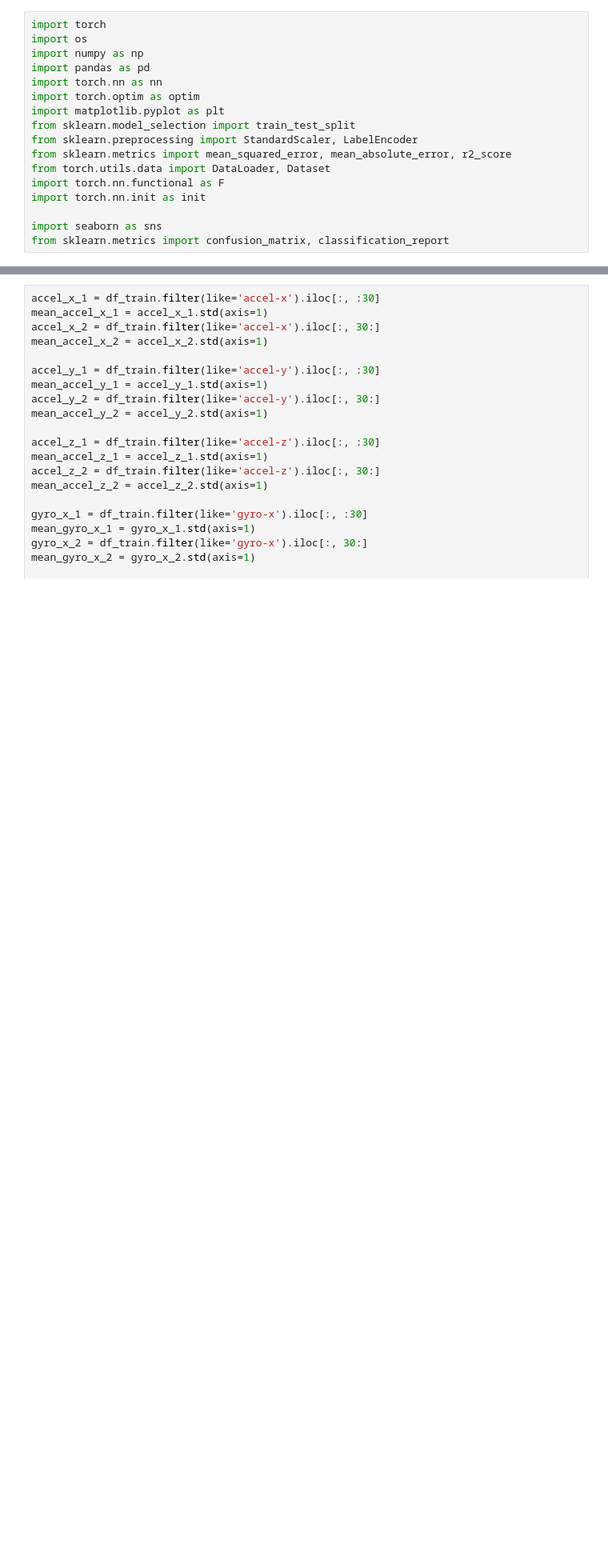
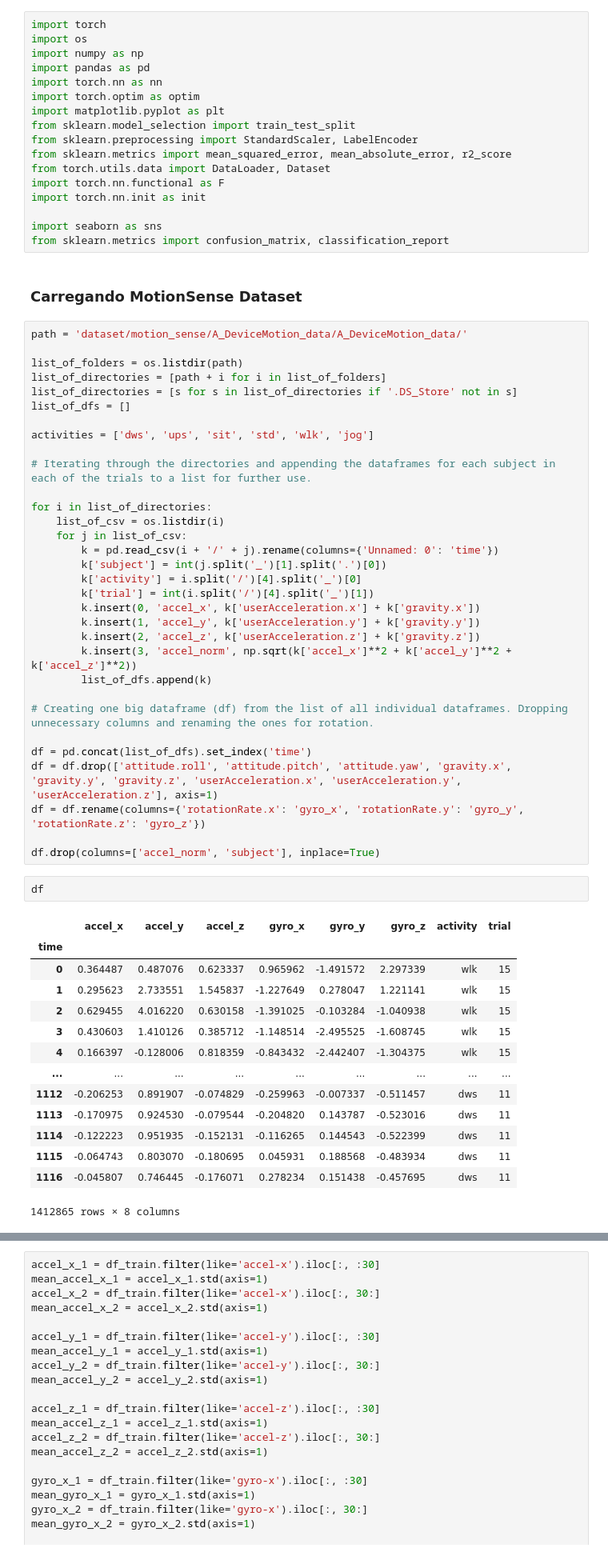
Before and after one commit to filipeas/ssl-experiments, a Jupyter notebook: vae/downstream_training.ipynb, the cells around one changed output, grey strips where cells are left out. Shown: that part at 80% size. Saved outputs shown, nothing was run; the diff lists cells and outputs as text; blank space fills up the shorter version.

```diff
--- a/vae/downstream_training.ipynb
+++ b/vae/downstream_training.ipynb
@@ -15,3 +15,54 @@ import torch.nn.init as init
 
 import seaborn as sns
 from sklearn.metrics import confusion_matrix, classification_report
+# %% [markdown]
+### Carregando MotionSense Dataset
+# %%
+path = 'dataset/motion_sense/A_DeviceMotion_data/A_DeviceMotion_data/'
+
+list_of_folders = os.listdir(path)
+list_of_directories = [path + i for i in list_of_folders]
+list_of_directories = [s for s in list_of_directories if '.DS_Store' not in s]
+list_of_dfs = []
+
+activities = ['dws', 'ups', 'sit', 'std', 'wlk', 'jog']
+
+# Iterating through the directories and appending the dataframes for each subject in each of the trials to a list for further use.
+
+for i in list_of_directories:
+    list_of_csv = os.listdir(i)
+    for j in list_of_csv:
+        k = pd.read_csv(i + '/' + j).rename(columns={'Unnamed: 0': 'time'})
+        k['subject'] = int(j.split('_')[1].split('.')[0])
+        k['activity'] = i.split('/')[4].split('_')[0]
+        k['trial'] = int(i.split('/')[4].split('_')[1])
+        k.insert(0, 'accel_x', k['userAcceleration.x'] + k['gravity.x'])
+        k.insert(1, 'accel_y', k['userAcceleration.y'] + k['gravity.y'])
+        k.insert(2, 'accel_z', k['userAcceleration.z'] + k['gravity.z'])
+        k.insert(3, 'accel_norm', np.sqrt(k['accel_x']**2 + k['accel_y']**2 + k['accel_z']**2))
+        list_of_dfs.append(k)
+
+# Creating one big dataframe (df) from the list of all individual dataframes. Dropping unnecessary columns and renaming the ones for rotation.
+
+df = pd.concat(list_of_dfs).set_index('time')
+df = df.drop(['attitude.roll', 'attitude.pitch', 'attitude.yaw', 'gravity.x', 'gravity.y', 'gravity.z', 'userAcceleration.x', 'userAcceleration.y', 'userAcceleration.z'], axis=1)
+df = df.rename(columns={'rotationRate.x': 'gyro_x', 'rotationRate.y': 'gyro_y', 'rotationRate.z': 'gyro_z'})
+
+df.drop(columns=['accel_norm', 'subject'], inplace=True)
+# %%
+df
+# %% [output]
+|  | accel_x | accel_y | accel_z | gyro_x | gyro_y | gyro_z | activity | trial |
+| time |  |  |  |  |  |  |  |  |
+| 0 | 0.364487 | 0.487076 | 0.623337 | 0.965962 | -1.491572 | 2.297339 | wlk | 15 |
+| 1 | 0.295623 | 2.733551 | 1.545837 | -1.227649 | 0.278047 | 1.221141 | wlk | 15 |
+| 2 | 0.629455 | 4.016220 | 0.630158 | -1.391025 | -0.103284 | -1.040938 | wlk | 15 |
+| 3 | 0.430603 | 1.410126 | 0.385712 | -1.148514 | -2.495525 | -1.608745 | wlk | 15 |
+| 4 | 0.166397 | -0.128006 | 0.818359 | -0.843432 | -2.442407 | -1.304375 | wlk | 15 |
+| ... | ... | ... | ... | ... | ... | ... | ... | ... |
+| 1112 | -0.206253 | 0.891907 | -0.074829 | -0.259963 | -0.007337 | -0.511457 | dws | 11 |
+| 1113 | -0.170975 | 0.924530 | -0.079544 | -0.204820 | 0.143787 | -0.523016 | dws | 11 |
+| 1114 | -0.122223 | 0.951935 | -0.152131 | -0.116265 | 0.144543 | -0.522399 | dws | 11 |
+| 1115 | -0.064743 | 0.803070 | -0.180695 | 0.045931 | 0.188568 | -0.483934 | dws | 11 |
+| 1116 | -0.045807 | 0.746445 | -0.176071 | 0.278234 | 0.151438 | -0.457695 | dws | 11 |
+1412865 rows × 8 columns
```
Also changed, not shown: parts of 24 cells of this notebook, 7 other files.
